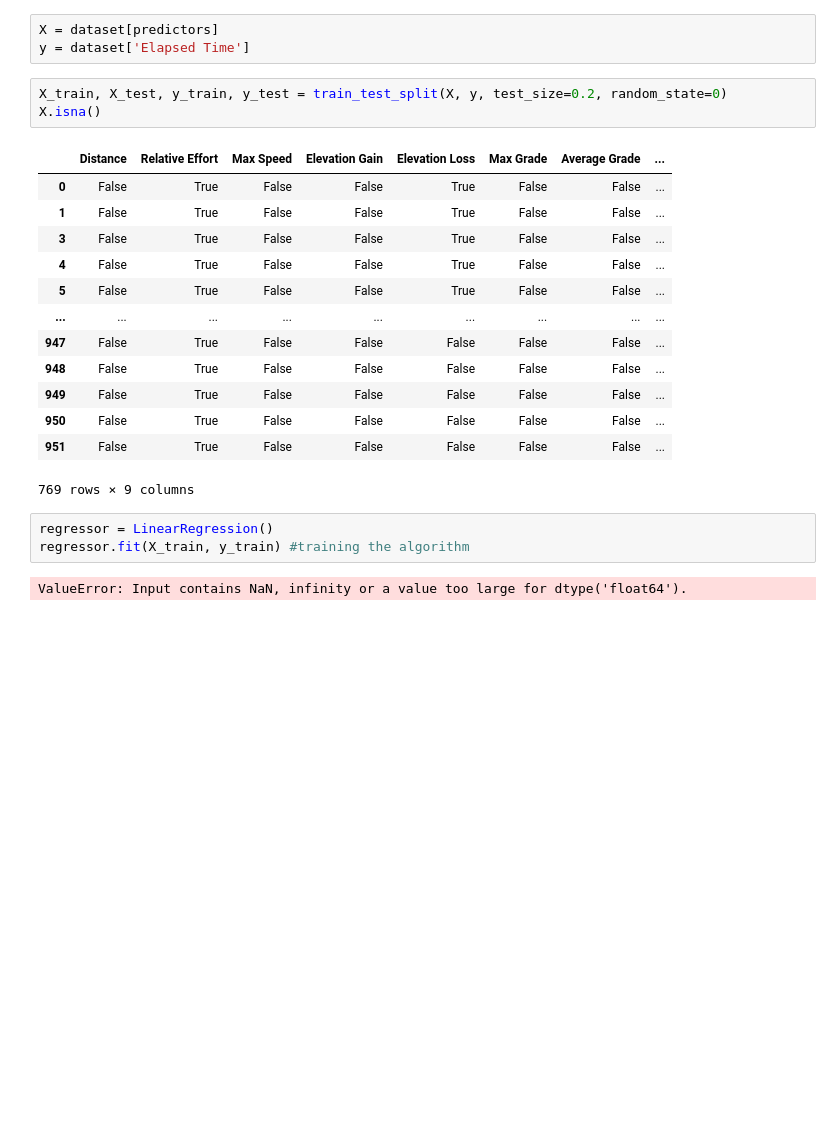
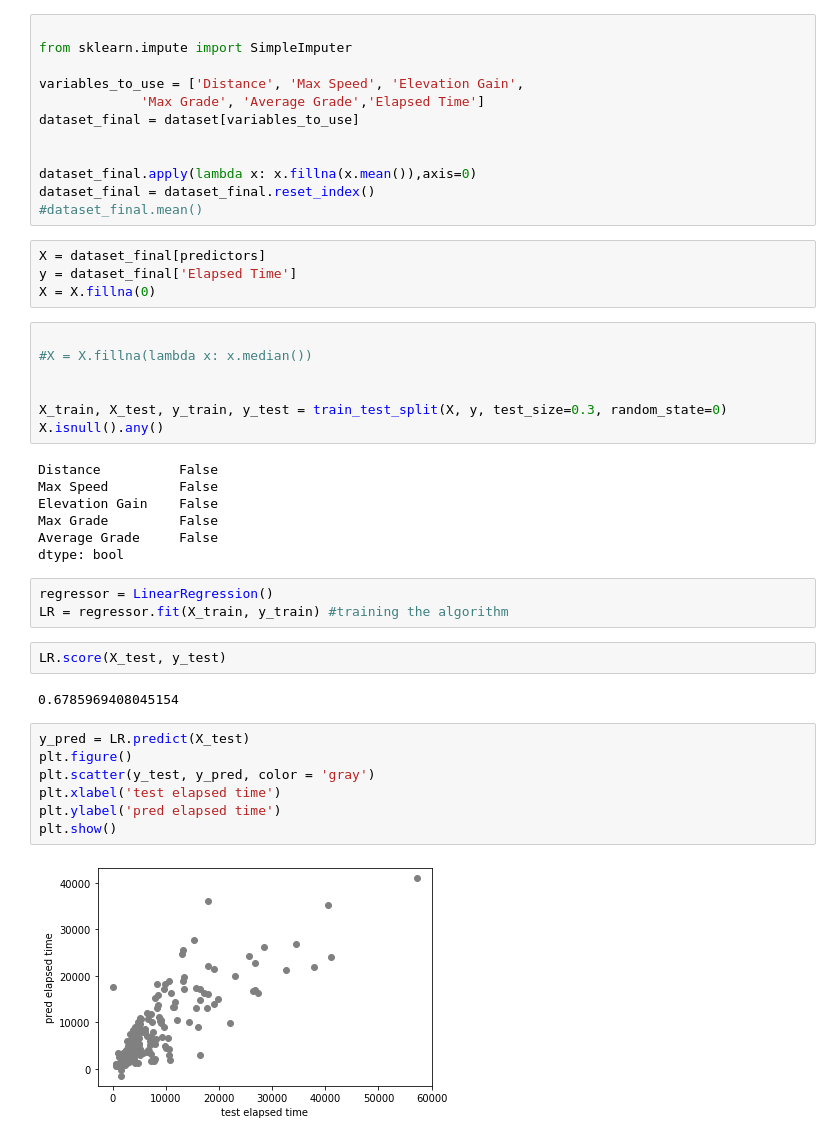
Before and after one commit to yavorska-iryna/IDS-project, a Jupyter notebook: notebooks/EDA_test.ipynb, the cells around one changed output. Saved outputs shown, nothing was run; the diff lists cells and outputs as text; blank space fills up the shorter version.

Commit message:
linear regression test
used a few predictors for linear regression

```diff
--- a/notebooks/EDA_test.ipynb
+++ b/notebooks/EDA_test.ipynb
@@ -46,25 +39,46 @@ predictors = ['Distance', 'Relative Effort', 'Max Speed', 'Elevation Gain', 'Ele
+# %%
+
+from sklearn.impute import SimpleImputer
+
+variables_to_use = ['Distance', 'Max Speed', 'Elevation Gain',
+             'Max Grade', 'Average Grade','Elapsed Time']
+dataset_final = dataset[variables_to_use]
+
+
+dataset_final.apply(lambda x: x.fillna(x.mean()),axis=0)
+dataset_final = dataset_final.reset_index()
+#dataset_final.mean()
 # %%
-X = dataset[predictors]
-y = dataset['Elapsed Time']
+X = dataset_final[predictors]
+y = dataset_final['Elapsed Time']
+X = X.fillna(0)
 # %%
-X_train, X_test, y_train, y_test = train_test_split(X, y, test_size=0.2, random_state=0)
-X.isna()
+
+#X = X.fillna(lambda x: x.median())
+
+
+X_train, X_test, y_train, y_test = train_test_split(X, y, test_size=0.3, random_state=0)
+X.isnull().any()
 # %% [output]
-|  | Distance | Relative Effort | Max Speed | Elevation Gain | Elevation Loss | Max Grade | Average Grade | ... |
-| 0 | False | True | False | False | True | False | False | ... |
-| 1 | False | True | False | False | True | False | False | ... |
-| 3 | False | True | False | False | True | False | False | ... |
-| 4 | False | True | False | False | True | False | False | ... |
-| 5 | False | True | False | False | True | False | False | ... |
-| ... | ... | ... | ... | ... | ... | ... | ... | ... |
-| 947 | False | True | False | False | False | False | False | ... |
-| 948 | False | True | False | False | False | False | False | ... |
-| 949 | False | True | False | False | False | False | False | ... |
-| 950 | False | True | False | False | False | False | False | ... |
-| 951 | False | True | False | False | False | False | False | ... |
-769 rows × 9 columns
+Distance          False
+Max Speed         False
+Elevation Gain    False
+Max Grade         False
+Average Grade     False
+dtype: bool
 # %%
 regressor = LinearRegression()
-regressor.fit(X_train, y_train) #training the algorithm
+LR = regressor.fit(X_train, y_train) #training the algorithm
-# %% [output]
-ValueError: Input contains NaN, infinity or a value too large for dtype('float64').
+# %%
+LR.score(X_test, y_test)
+# %% [output]
+0.6785969408045154
+# %%
+y_pred = LR.predict(X_test)
+plt.figure()
+plt.scatter(y_test, y_pred, color = 'gray')
+plt.xlabel('test elapsed time')
+plt.ylabel('pred elapsed time')
+plt.show()
+# %% [output]
+[figure, added]
```
Also changed, not shown: parts of 6 cells of this notebook.
